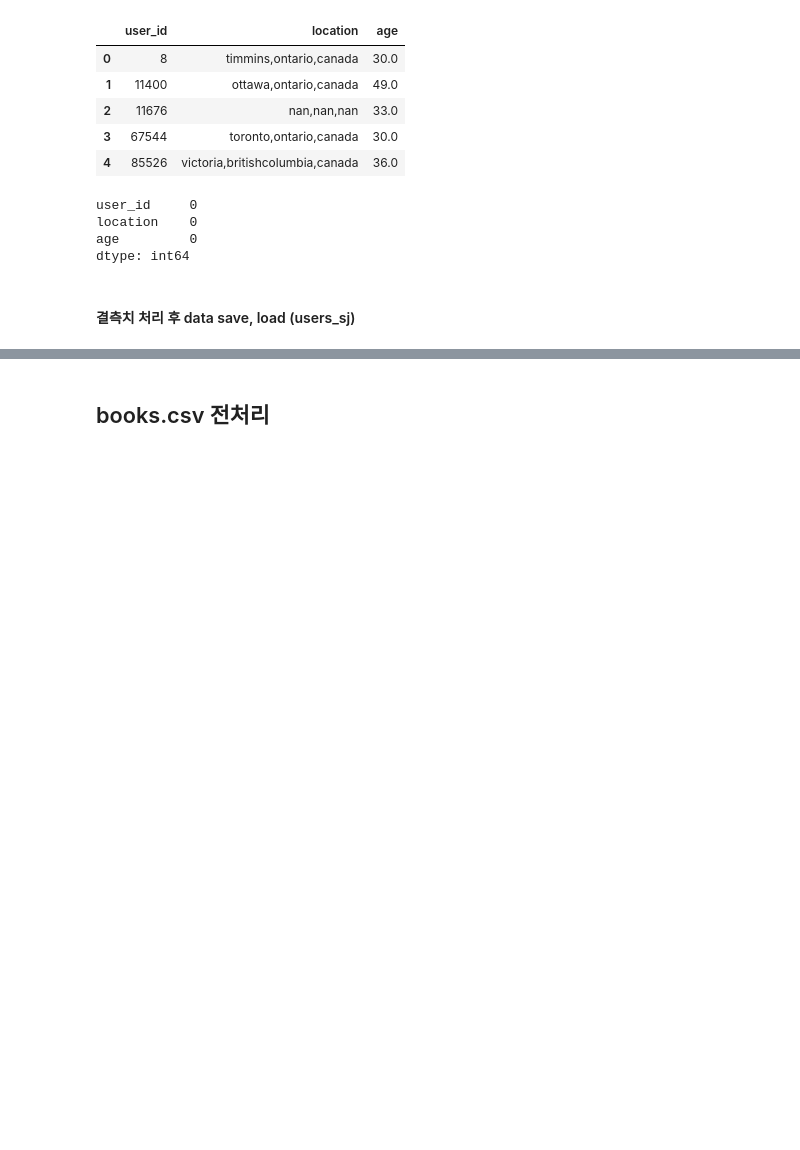
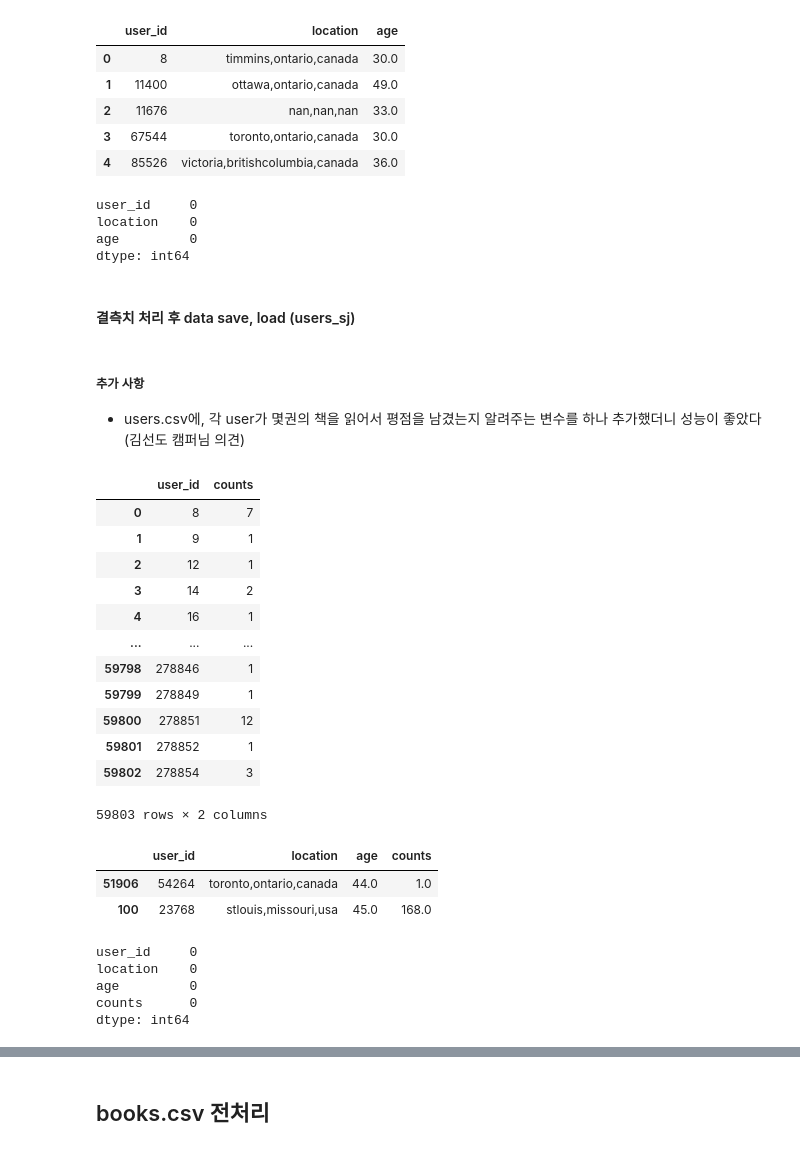
Before and after one commit to boostcampaitech4recsys2/level1_bookratingprediction_recsys-level1-recsys-13, a Jupyter notebook: private_sj/EDA_sj.ipynb, the cells around one changed output, grey strips where cells are left out. Drawn from its saved outputs; the diff is of its cells as text; code cells hidden in the pictures; blank space fills up the shorter version.

```diff
--- a/private_sj/EDA_sj.ipynb
+++ b/private_sj/EDA_sj.ipynb
@@ -186,3 +186,9 @@ dtype: int64
 #### 결측치 처리 후 data save, load (users_sj)
 # %%
 users.to_csv('./data/users_sj.csv',index=False)
+# %% [markdown]
+##### 추가 사항
+- users.csv에, 각 user가 몇권의 책을 읽어서 평점을 남겼는지 알려주는 변수를 하나 추가했더니 성능이 좋았다 (김선도 캠퍼님 의견)
+# %%
+train_ratings = pd.read_csv('../data/train_ratings.csv')
+test_ratings = pd.read_csv('../data/test_ratings.csv')
@@ -188,0 +198,35 @@ users.to_csv('./data/users_sj.csv',index=False)
+# %%
+user_counts = pd.DataFrame({'user_id' : train_ratings.groupby('user_id').count()['rating'].index,
+                            'counts' : train_ratings.groupby('user_id').count()['rating']})
+user_counts.index = range(59803)
+user_counts
+# %% [output]
+|  | user_id | counts |
+| 0 | 8 | 7 |
+| 1 | 9 | 1 |
+| 2 | 12 | 1 |
+| 3 | 14 | 2 |
+| 4 | 16 | 1 |
+| ... | ... | ... |
+| 59798 | 278846 | 1 |
+| 59799 | 278849 | 1 |
+| 59800 | 278851 | 12 |
+| 59801 | 278852 | 1 |
+| 59802 | 278854 | 3 |
+59803 rows × 2 columns
+# %%
+new_users = users.merge(user_counts, on='user_id', how='left')
+new_users.loc[new_users['counts'].isna(),'counts'] = 0
+new_users.sample(2)
+# %% [output]
+|  | user_id | location | age | counts |
+| 51906 | 54264 | toronto,ontario,canada | 44.0 | 1.0 |
+| 100 | 23768 | stlouis,missouri,usa | 45.0 | 168.0 |
+# %%
+new_users.isna().sum()
+# %% [output]
+user_id     0
+location    0
+age         0
+counts      0
+dtype: int64
```
Also changed, not shown: parts of 7 cells of this notebook.
